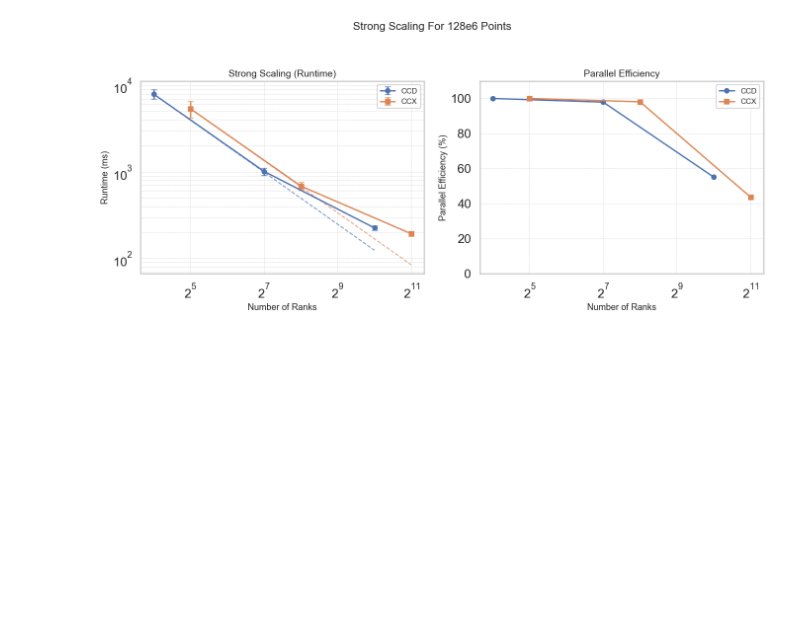
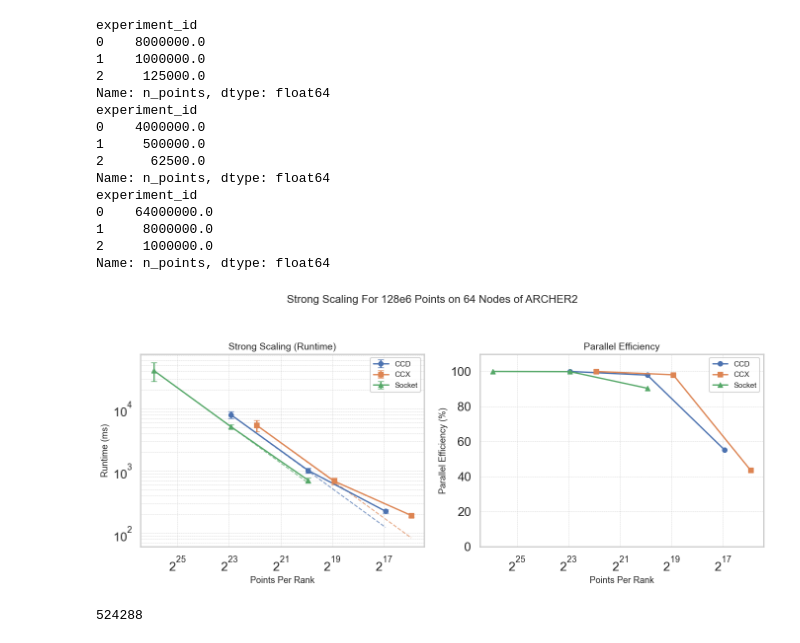
Before and after one commit to bempp/kifmm, a Jupyter notebook: hpc/ijhpca/Strong Scaling.ipynb, the cells around one changed output. Drawn from its saved outputs; the diff is of its cells as text; code cells hidden in the pictures; blank space fills up the shorter version.

```diff
--- a/hpc/ijhpca/Strong Scaling.ipynb
+++ b/hpc/ijhpca/Strong Scaling.ipynb
@@ -12,5 +13,4 @@ weak_fft_n=512000000_p=64_11077796
 # %%
 df0 = pd.read_csv('data/strong_fft_n=128000000_p=64_11077776/strong_fft_n=128000000_p=64_11077776.csv')
 df1 = pd.read_csv('data/strong_fft_n=128000000_p=64_11077778/strong_fft_n=128000000_p=64_11077778.csv')
+df2 = pd.read_csv('data/strong_fft_n=128000000_p=64_11079093/strong_fft_n=128000000_p=64_11079093.csv')
-# %%
-n_points = df0.groupby('experiment_id')[['n_points']].sum()
@@ -63,23 +71,30 @@ def strong_scaling(dfs, names=None, title="Strong Scaling and Parallel Efficienc
         # Parallel efficiency
         efficiency = (T1 / (runtime * (n_ranks / n_ranks.iloc[0]))) * 100  # in %
 
+        n_points = stats.mean()['n_points'] # points per rank
+
+        print(n_points)
         # Runtime plot
         ax_runtime.errorbar(
-            n_ranks, runtime, yerr=runtime_err, fmt=marker+'-', color=color,
+            n_points, runtime, yerr=runtime_err, fmt=marker+'-', color=color,
             label=label, capsize=4, linewidth=2, markersize=7
         )
-        ax_runtime.plot(n_ranks, ideal_runtime, '--', color=color, alpha=0.7, linewidth=1.5)
+        ax_runtime.plot(n_points, ideal_runtime, '--', color=color, alpha=0.7, linewidth=1.5)
 
         # Efficiency plot
         ax_eff.plot(
-            n_ranks, efficiency, marker=marker, linestyle='-', color=color,
+            n_points, efficiency, marker=marker, linestyle='-', color=color,
             label=label, linewidth=2, markersize=7
         )
+
+        ax_eff.xaxis.set_inverted(True)
+        ax_runtime.xaxis.set_inverted(True)
+
 
     # Configure runtime plot
     ax_runtime.set_xscale("log", base=2)
     ax_runtime.set_yscale("log")
-    ax_runtime.set_xlabel("Number of Ranks", fontsize=13)
+    ax_runtime.set_xlabel("Points Per Rank", fontsize=13)
     ax_runtime.set_ylabel("Runtime (ms)", fontsize=13)
     ax_runtime.set_title("Strong Scaling (Runtime)", fontsize=14)
     ax_runtime.grid(True, which="both", ls="--", lw=0.5)
@@ -88,7 +103,7 @@ def strong_scaling(dfs, names=None, title="Strong Scaling and Parallel Efficienc
     # Configure efficiency plot
     ax_eff.set_xscale("log", base=2)
     ax_eff.set_ylim(0, 110)
-    ax_eff.set_xlabel("Number of Ranks", fontsize=13)
+    ax_eff.set_xlabel("Points Per Rank", fontsize=13)
     ax_eff.set_ylabel("Parallel Efficiency (%)", fontsize=13)
     ax_eff.set_title("Parallel Efficiency", fontsize=14)
     ax_eff.grid(True, which="both", ls="--", lw=0.5)
@@ -98,6 +113,25 @@ def strong_scaling(dfs, names=None, title="Strong Scaling and Parallel Efficienc
     plt.tight_layout()
     plt.show()
 # %%
-strong_scaling([df0,df1], names=["CCD", "CCX"], title="Strong Scaling For 128e6 Points")
+strong_scaling([df0,df1,df2], names=["CCD", "CCX","Socket"], title="Strong Scaling For 128e6 Points on 64 Nodes of ARCHER2")
 # %% [output]
+experiment_id
+0    8000000.0
+1    1000000.0
+2     125000.0
+Name: n_points, dtype: float64
+experiment_id
+0    4000000.0
+1     500000.0
+2      62500.0
+Name: n_points, dtype: float64
+experiment_id
+0    64000000.0
+1     8000000.0
+2     1000000.0
+Name: n_points, dtype: float64
-[figure, old version]
+[figure, new version]
+# %%
+2**19
+# %% [output]
+524288
```
Also changed, not shown: parts of 2 cells of this notebook, 1 other file.
